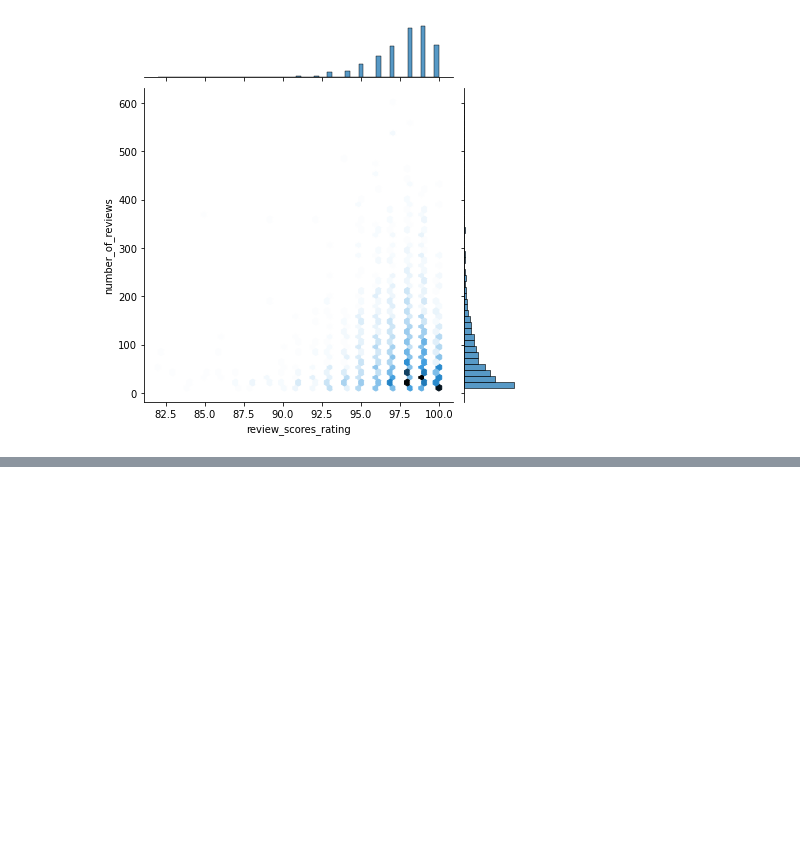
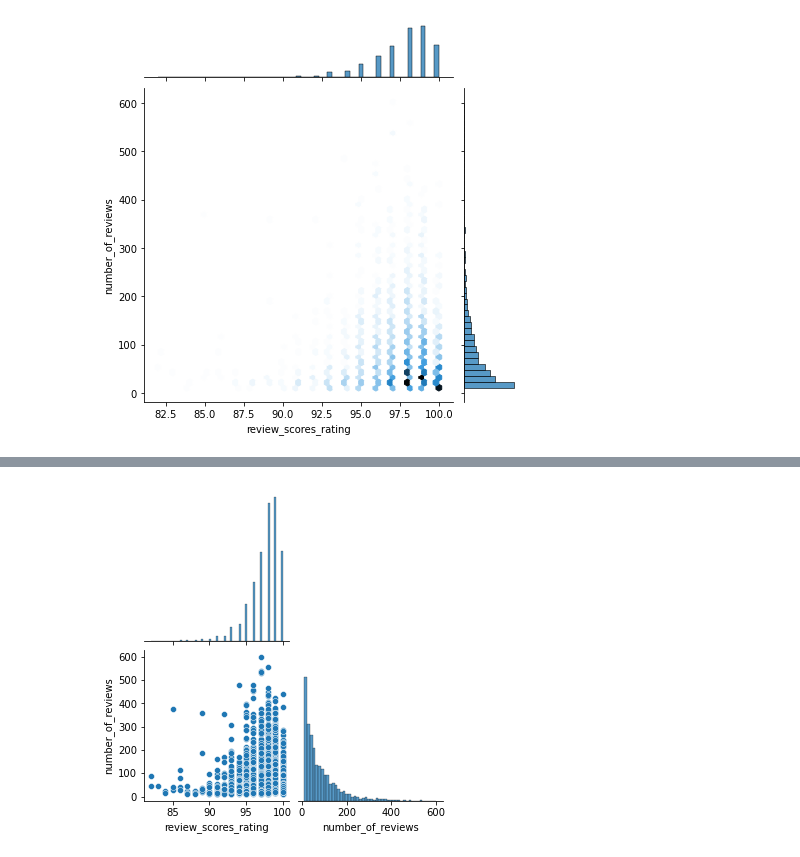
Before and after one commit to data301-2021-summer2/project-group36-project, a Jupyter notebook: analysis/Stephany_Chowsen/Dataset.ipynb, the cells around one changed output, grey strips where cells are left out. Saved outputs shown, nothing was run; the diff lists cells and outputs as text; code cells hidden in the pictures; blank space fills up the shorter version.

```diff
--- a/analysis/Stephany_Chowsen/Dataset.ipynb
+++ b/analysis/Stephany_Chowsen/Dataset.ipynb
@@ -227,0 +233,5 @@ sns.jointplot(data=df3, x='review_scores_rating', y='number_of_reviews', kind='h
+# %%
+g = sns.pairplot(data=df3.select_dtypes(include='number'),
+                 corner=True)
+# %% [output]
+[figure, added]
```
Also changed, not shown: parts of 1 cell of this notebook.
